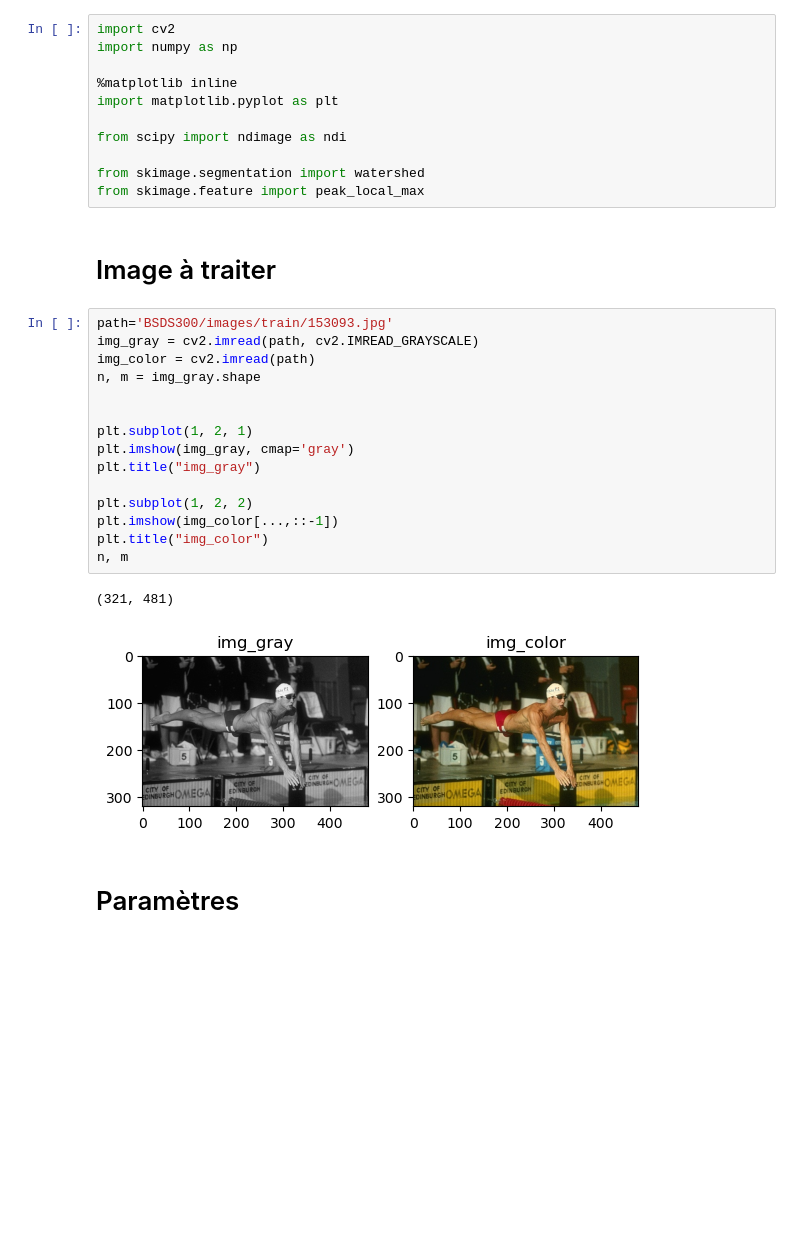
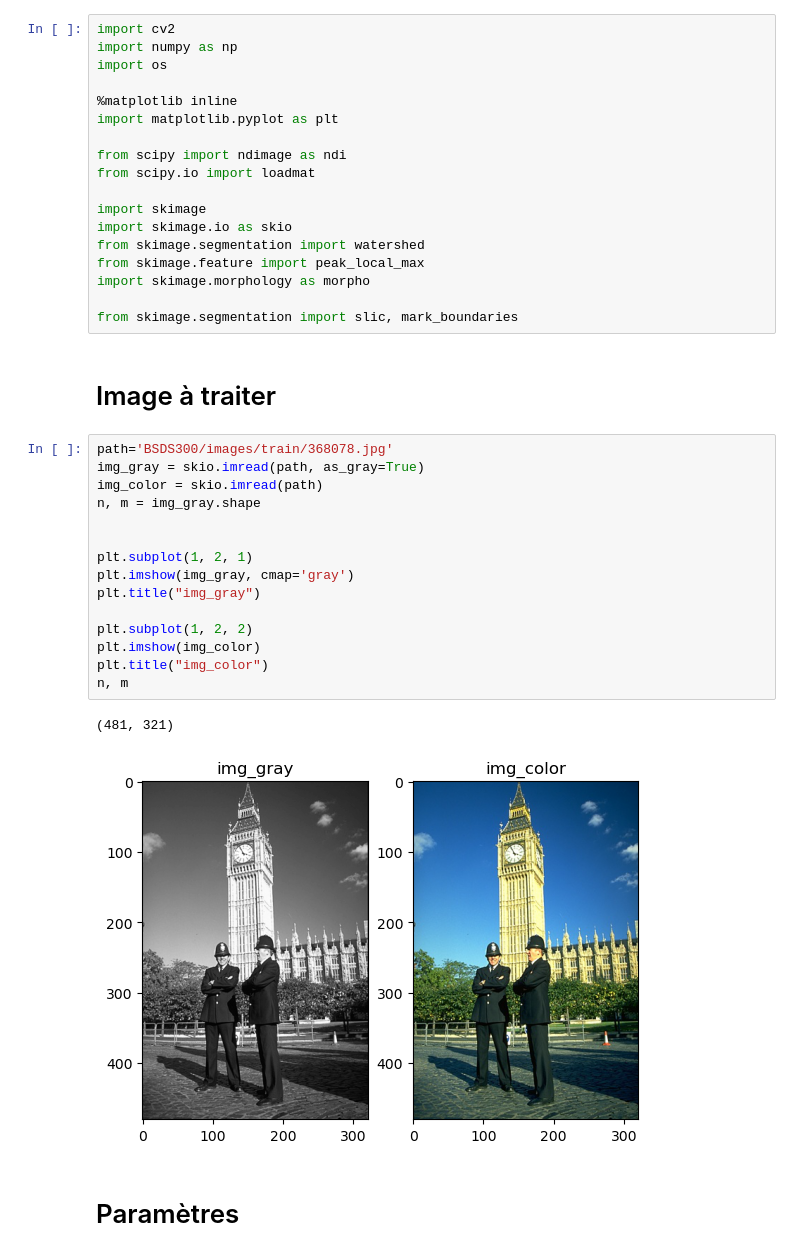
Before and after one commit to cvincent13/ProjetIMA, a Jupyter notebook: Waterpixel_Vincent_KegneGumete.ipynb, the cells around one changed output. Drawn from its saved outputs; the diff is of its cells as text; blank space fills up the shorter version.

```diff
--- a/Waterpixel_Vincent_KegneGumete.ipynb
+++ b/Waterpixel_Vincent_KegneGumete.ipynb
@@ -1,34 +1,41 @@
 # %%
 import cv2
 import numpy as np
+import os
 
 %matplotlib inline
 import matplotlib.pyplot as plt
 
 from scipy import ndimage as ndi
+from scipy.io import loadmat
 
+import skimage
+import skimage.io as skio
 from skimage.segmentation import watershed
 from skimage.feature import peak_local_max
+import skimage.morphology as morpho
+
+from skimage.segmentation import slic, mark_boundaries
 # %% [markdown]
 # Image à traiter
 # %%
-path='BSDS300/images/train/153093.jpg'
-img_gray = cv2.imread(path, cv2.IMREAD_GRAYSCALE)
-img_color = cv2.imread(path)
+path='BSDS300/images/train/368078.jpg'
+img_gray = skio.imread(path, as_gray=True)
+img_color = skio.imread(path)
 n, m = img_gray.shape
 
 
 plt.subplot(1, 2, 1)
 plt.imshow(img_gray, cmap='gray')
 plt.title("img_gray")
 
 plt.subplot(1, 2, 2)
-plt.imshow(img_color[...,::-1])
+plt.imshow(img_color)
 plt.title("img_color")
 n, m
 # %% [output]
-(321, 481)
+(481, 321)
-[figure, old version]
+[figure, new version]
 # %% [markdown]
 # Paramètres
 # %%
```
Also changed, not shown: parts of 24 cells of this notebook.
